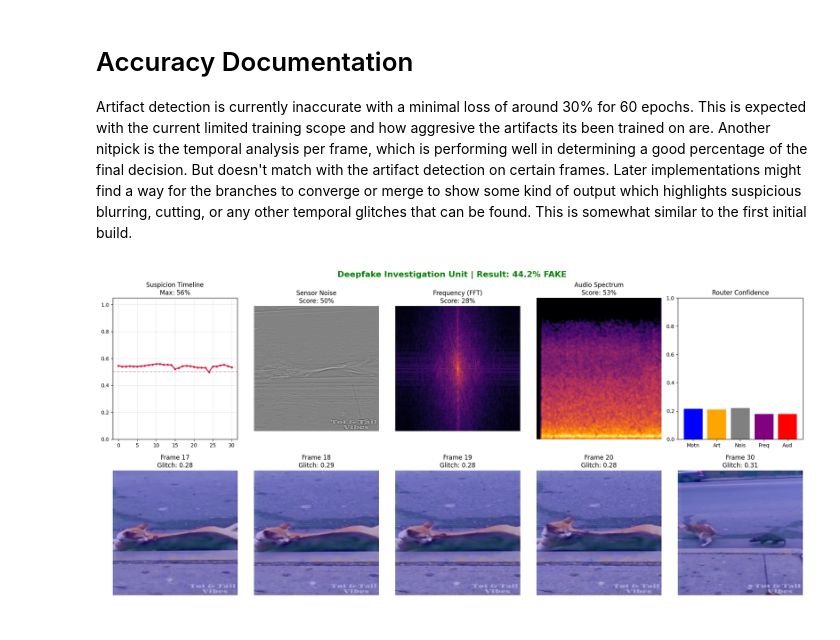
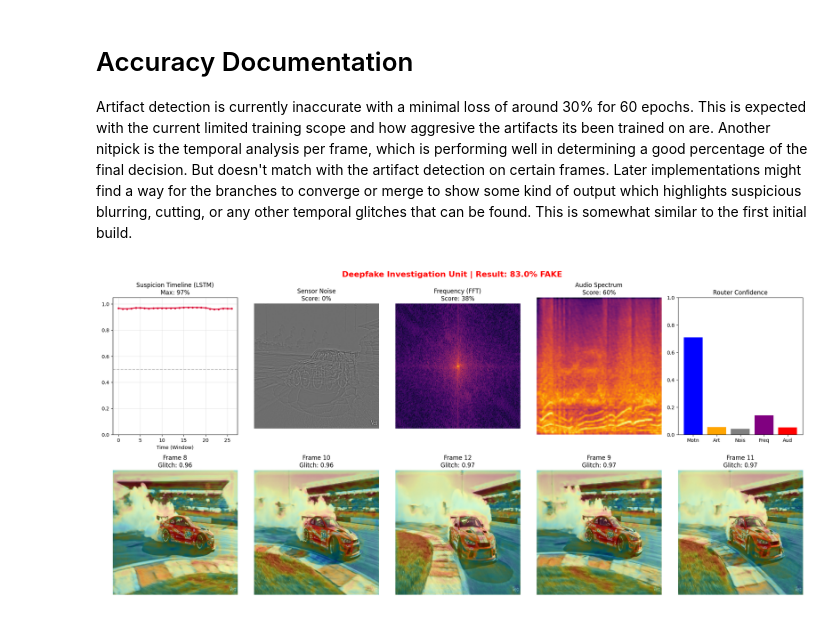
Before and after one commit to tat400pinglife/Video_detection_model-WIP-, a Jupyter notebook: notebooks/future.ipynb, the cells around one changed output. Drawn from its saved outputs; the diff is of its cells as text; code cells hidden in the pictures.

```diff
--- a/notebooks/future.ipynb
+++ b/notebooks/future.ipynb
@@ -6,8 +6,8 @@ Artifact detection is currently inaccurate with a minimal loss of around 30% for
 # %%
 from IPython.display import Image, display
 
-display(Image(filename="../uploads/Figure_1.png"))
+display(Image(filename="../investigation_report.png"))
 
 # DONT rerun this cell
 # %% [output]
-[figure, old version]
+[figure, new version]
```
